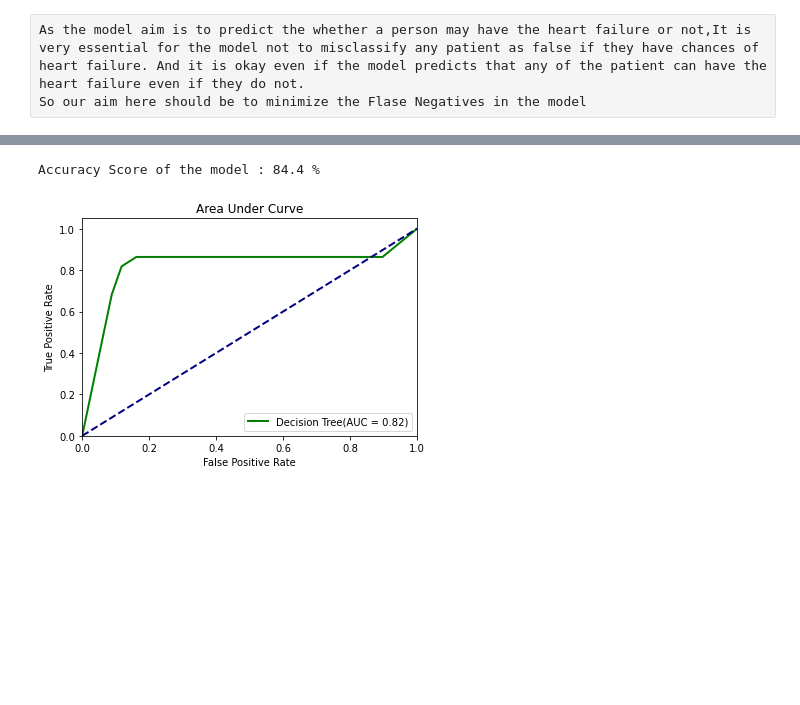
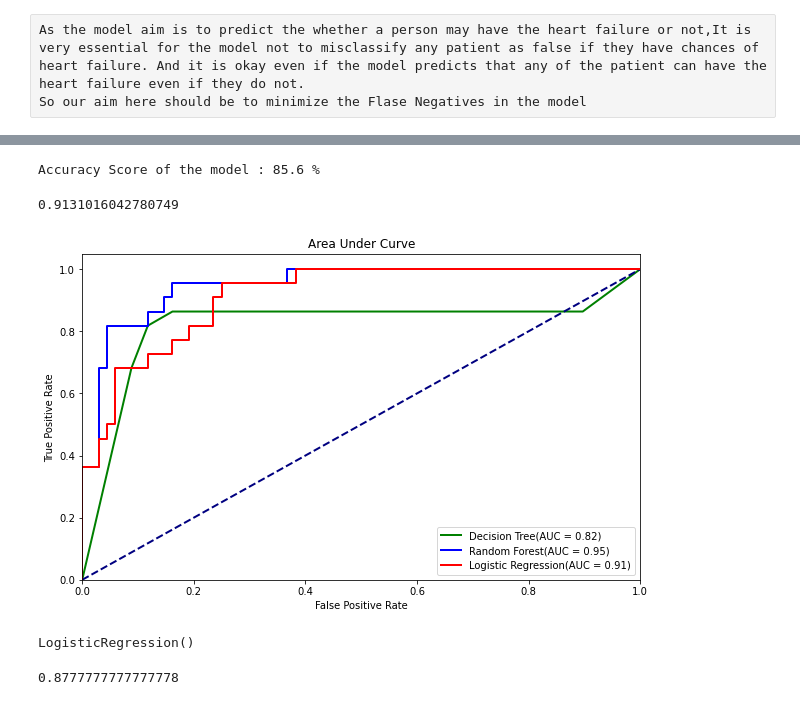
Before and after one commit to CKManoj012/Projects, a Jupyter notebook: Heart Failure EDA.ipynb, the cells around one changed output, grey strips where cells are left out. Saved outputs shown, nothing was run; the diff lists cells and outputs as text; code cells hidden in the pictures; blank space fills up the shorter version.

Commit message:
Added other classification techniques : random forest, KNN, Logistic regression, SVM

```diff
--- a/Heart Failure EDA.ipynb
+++ b/Heart Failure EDA.ipynb
@@ -290,0 +426,3 @@ So our aim here should be to minimize the Flase Negatives in the model
+# %%
+Log_Regression = LogisticRegression()
+Log_Regression.fit(x_train,y_train)
@@ -291,24 +462,32 @@ So our aim here should be to minimize the Flase Negatives in the model
 # %%
-print("Accuracy Score of the model :",round(accuracy_score(y_test,y_predicted)*100,1),"%")
+print("Accuracy Score of the model :",round(accuracy_score(y_test,y_predicted_Log_reg)*100,1),"%")
 # %% [output]
-Accuracy Score of the model : 84.4 %
+Accuracy Score of the model : 85.6 %
-# %%
-y_prob= Decision_Tree.predict_proba(x_test)[:,1]
-fpr,tpr,thresholds = roc_curve(y_test, y_prob)
-roc_auc_dt = auc(fpr, tpr)
+# %%
+y_Proba_LogReg = Log_Regression.predict_proba(x_test)[:,1]
+# %%
+fpr_lr,tpr_lr,Threshold_lr = roc_curve(y_test,y_Proba_LogReg)
+roc_auc_lr = auc(fpr_lr,tpr_lr)
+roc_auc_lr
+# %% [output]
+0.9131016042780749
 # %%
-plt.figure(1)
+plt.figure(figsize=(10,6))
 lw = 2
-plt.plot(fpr, tpr, color='green',
+plt.plot(fpr_dt, tpr_dt, color='green',
          lw=lw, label='Decision Tree(AUC = %0.2f)' % roc_auc_dt)
 plt.plot([0, 1], [0, 1], color='navy', lw=lw, linestyle='--')
+plt.plot(fpr_rf, tpr_rf, color='Blue',
+         lw=lw, label='Random Forest(AUC = %0.2f)' % roc_auc_rf)
+plt.plot(fpr_lr, tpr_lr, color='red',
+         lw=lw, label='Logistic Regression(AUC = %0.2f)' % roc_auc_lr)
 
 plt.xlim([0.0, 1.0])
 plt.ylim([0.0, 1.05])
 plt.xlabel('False Positive Rate')
 plt.ylabel('True Positive Rate')
 plt.title('Area Under Curve')
 plt.legend(loc="lower right")
 plt.show()
 # %% [output]
-[figure, old version]
+[figure, new version]
@@ -314,0 +500,5 @@ plt.show()
+# %%
+Log_Regression_std = LogisticRegression()
+Log_Regression_std.fit(x_train_std,y_train)
+# %% [output]
+LogisticRegression()
@@ -314,0 +507,4 @@ plt.show()
+# %%
+accuracy_score(y_test,y_predicted_Log_reg_std)
+# %% [output]
+0.8777777777777778
```
Also changed, not shown: parts of 74 cells of this notebook.
